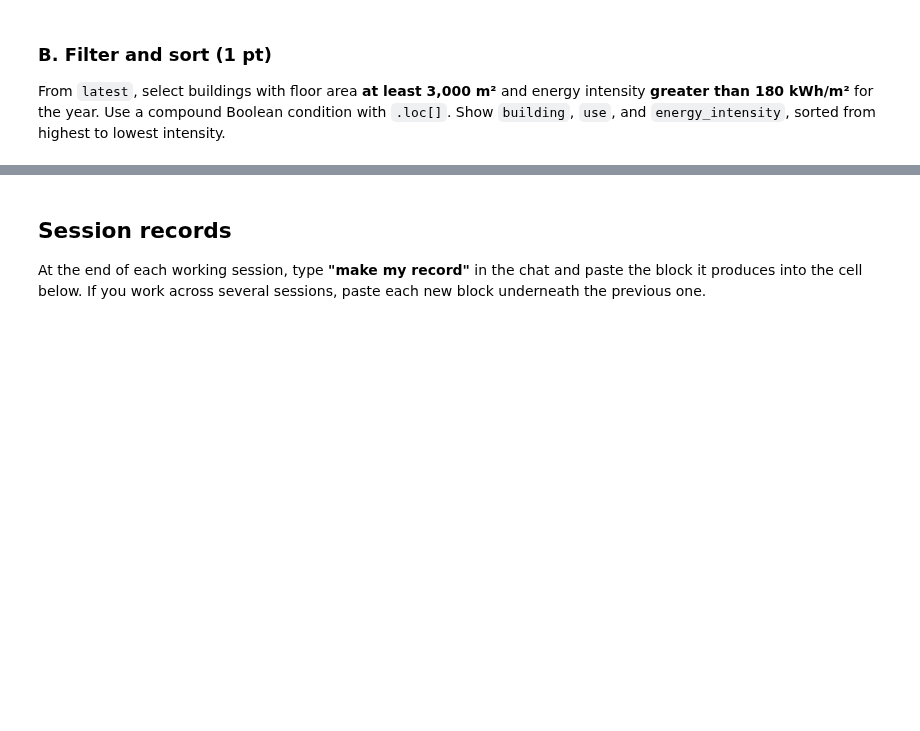
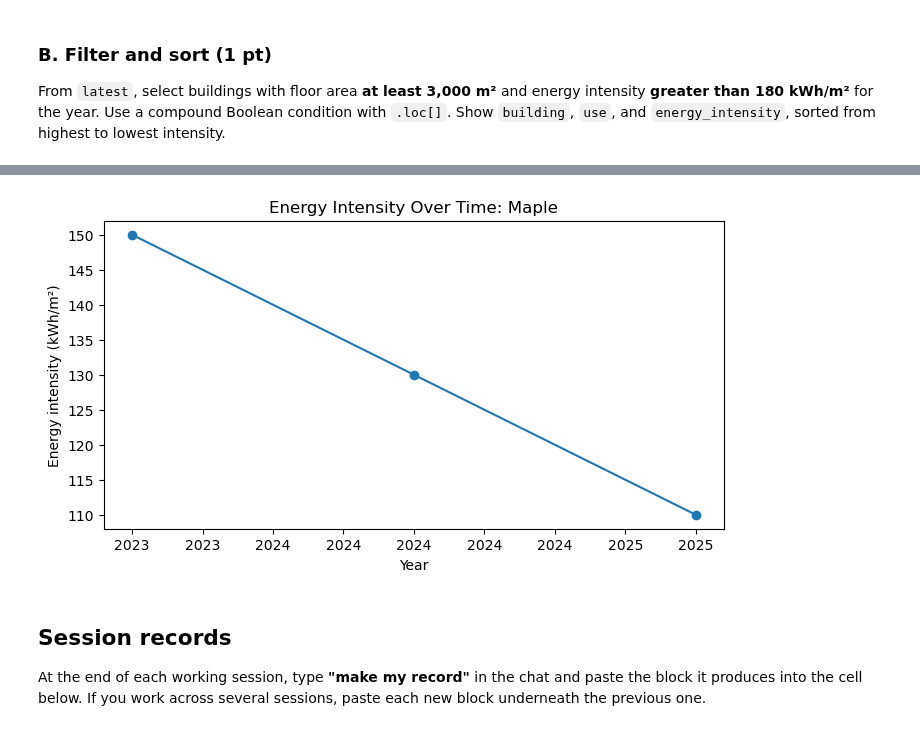
Before and after one commit to KnezzM/26f-engr1451-2451, a Jupyter notebook: 1-assignments/LE04/LE04.ipynb, the cells around one changed output, grey strips where cells are left out. Saved outputs shown, nothing was run; the diff lists cells and outputs as text; code cells hidden in the pictures; blank space fills up the shorter version.

```diff
--- a/1-assignments/LE04/LE04.ipynb
+++ b/1-assignments/LE04/LE04.ipynb
@@ -213,5 +416,26 @@ the change? Give one reason for your answer.
 # %%
-# Your selected, sorted data and time plot here
+trend = energy.loc[
+    energy["building"] == energy_settings["trend_building"]
+].copy()
+
+trend = trend.sort_values("year")
+
+fig, ax = plt.subplots(figsize=(8, 4))
+
+ax.plot(
+    trend["year"],
+    trend["energy_intensity"],
+    marker="o"
+)
+
+ax.set_xlabel("Year")
+ax.set_ylabel("Energy intensity (kWh/m²)")
+ax.set_title(f'Energy Intensity Over Time: {energy_settings["trend_building"]}')
+ax.xaxis.set_major_formatter(plt.FormatStrFormatter("%.0f"))
+
+plt.show()
+# %% [output]
+[figure, added]
 # %% [markdown]
 ## Session records
 
```
Also changed, not shown: parts of 17 cells of this notebook, 4 other files.
